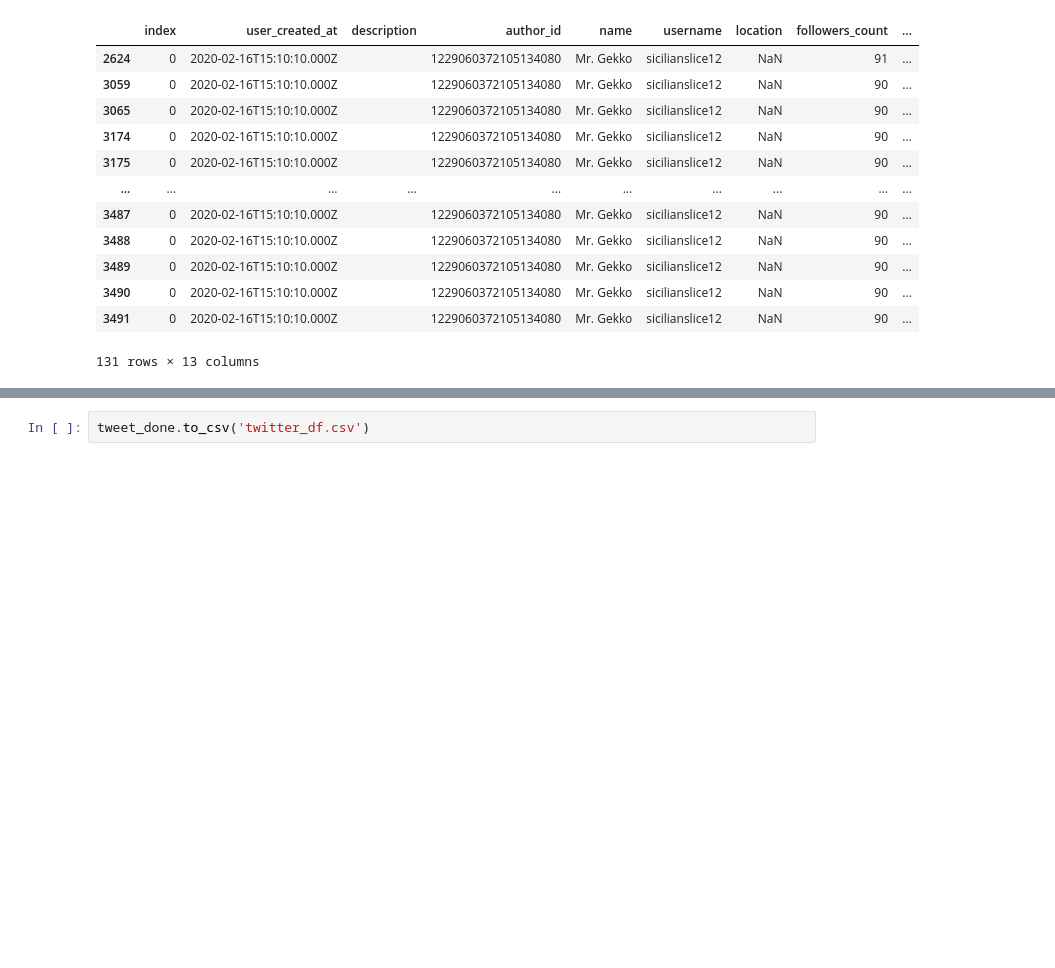
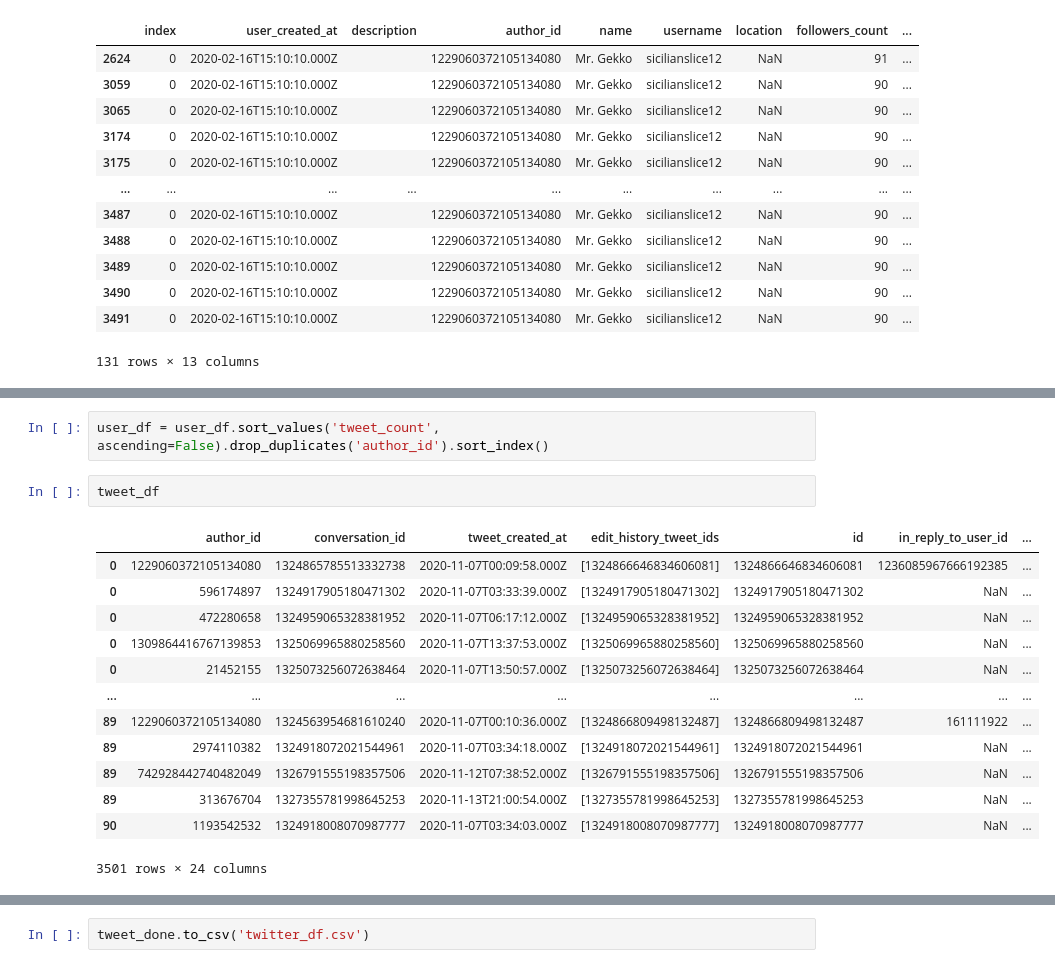
Before and after one commit to WDaugherty/Dominion_Voting_Analysis, a Jupyter notebook: data_processing.ipynb, the cells around one changed output, grey strips where cells are left out. Saved outputs shown, nothing was run; the diff lists cells and outputs as text; blank space fills up the shorter version.

```diff
--- a/v1_project.ipynb
+++ b/data_processing.ipynb
@@ -419,3 +435,21 @@ user_df.loc[user_df['author_id']==1229060372105134080]
+# %%
+user_df = user_df.sort_values('tweet_count', ascending=False).drop_duplicates('author_id').sort_index()
+# %%
+tweet_df
+# %% [output]
+|  | author_id | conversation_id | tweet_created_at | edit_history_tweet_ids | id | in_reply_to_user_id | ... |
+| 0 | 1229060372105134080 | 1324865785513332738 | 2020-11-07T00:09:58.000Z | [1324866646834606081] | 1324866646834606081 | 1236085967666192385 | ... |
+| 0 | 596174897 | 1324917905180471302 | 2020-11-07T03:33:39.000Z | [1324917905180471302] | 1324917905180471302 | NaN | ... |
+| 0 | 472280658 | 1324959065328381952 | 2020-11-07T06:17:12.000Z | [1324959065328381952] | 1324959065328381952 | NaN | ... |
+| 0 | 1309864416767139853 | 1325069965880258560 | 2020-11-07T13:37:53.000Z | [1325069965880258560] | 1325069965880258560 | NaN | ... |
+| 0 | 21452155 | 1325073256072638464 | 2020-11-07T13:50:57.000Z | [1325073256072638464] | 1325073256072638464 | NaN | ... |
+| ... | ... | ... | ... | ... | ... | ... | ... |
+| 89 | 1229060372105134080 | 1324563954681610240 | 2020-11-07T00:10:36.000Z | [1324866809498132487] | 1324866809498132487 | 161111922 | ... |
+| 89 | 2974110382 | 1324918072021544961 | 2020-11-07T03:34:18.000Z | [1324918072021544961] | 1324918072021544961 | NaN | ... |
+| 89 | 742928442740482049 | 1326791555198357506 | 2020-11-12T07:38:52.000Z | [1326791555198357506] | 1326791555198357506 | NaN | ... |
+| 89 | 313676704 | 1327355781998645253 | 2020-11-13T21:00:54.000Z | [1327355781998645253] | 1327355781998645253 | NaN | ... |
+| 90 | 1193542532 | 1324918008070987777 | 2020-11-07T03:34:03.000Z | [1324918008070987777] | 1324918008070987777 | NaN | ... |
+3501 rows × 24 columns
 # %%
 tweet_done = pd.merge(tweet_df, user_df, on=['author_id'])
 tweet_done
```
Also changed, not shown: parts of 6 cells of this notebook, 3 other files.
